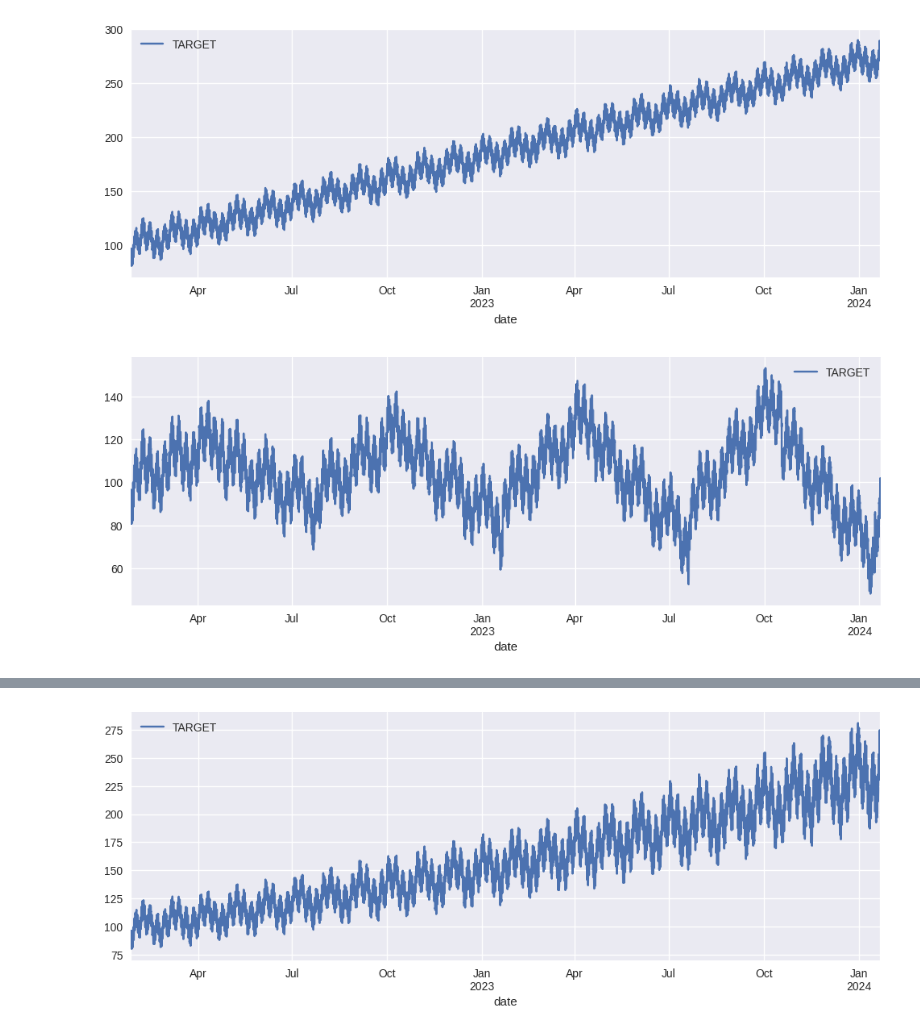
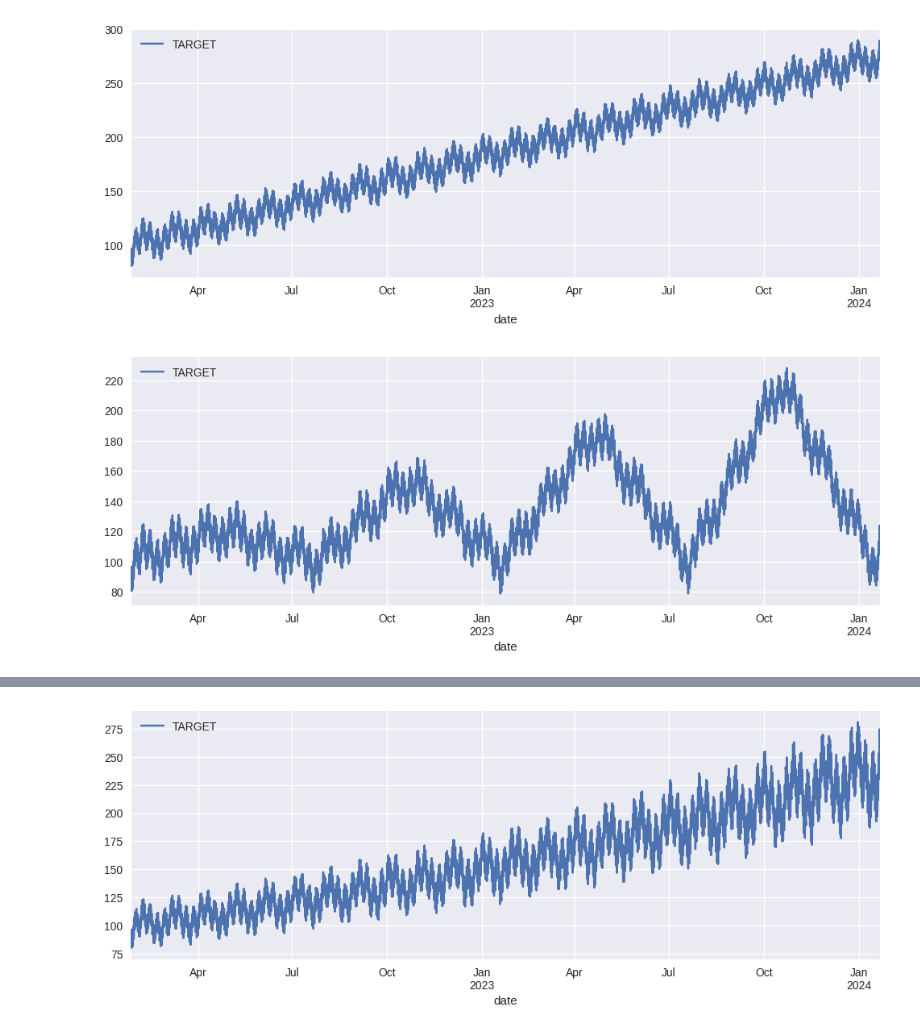
Before and after one commit to anasashb/TransformersEnergyTS, a Jupyter notebook: internal_demos/data_generator_demo.ipynb, the cells around one changed output, grey strips where cells are left out. Saved outputs shown, nothing was run; the diff lists cells and outputs as text; code cells hidden in the pictures.

```diff
--- a/internal_demos/data_generator_demo.ipynb
+++ b/internal_demos/data_generator_demo.ipynb
@@ -57,13 +57,15 @@ plt.show()
 # %%
 additive_test_reversal_quarterly = synth_maker.add_trend(
     df=stationary_synth,
     trend='Additive',
     trend_slope=0.01,
     reversal=True,
-    reversal_interval=24*30*3
+    reversal_interval=24*30*3,### quarterly- can mess around with this
+    accumulated_retain_rate=1, ### can play around with this to make recoveries more abrupt   (0.5 for what we had in training)
+    trend_slope_increment=0.015 ### Can play around this to make sure we keep overall increasing trend after recovering (0.005 for what we had in training)
 )
 
 additive_test_reversal_quarterly.plot(figsize=(12,4))
 plt.show()
 # %% [output]
-[figure, old version]
+[figure, new version]
```
Also changed, not shown: parts of 3 cells of this notebook, 1 other file.
